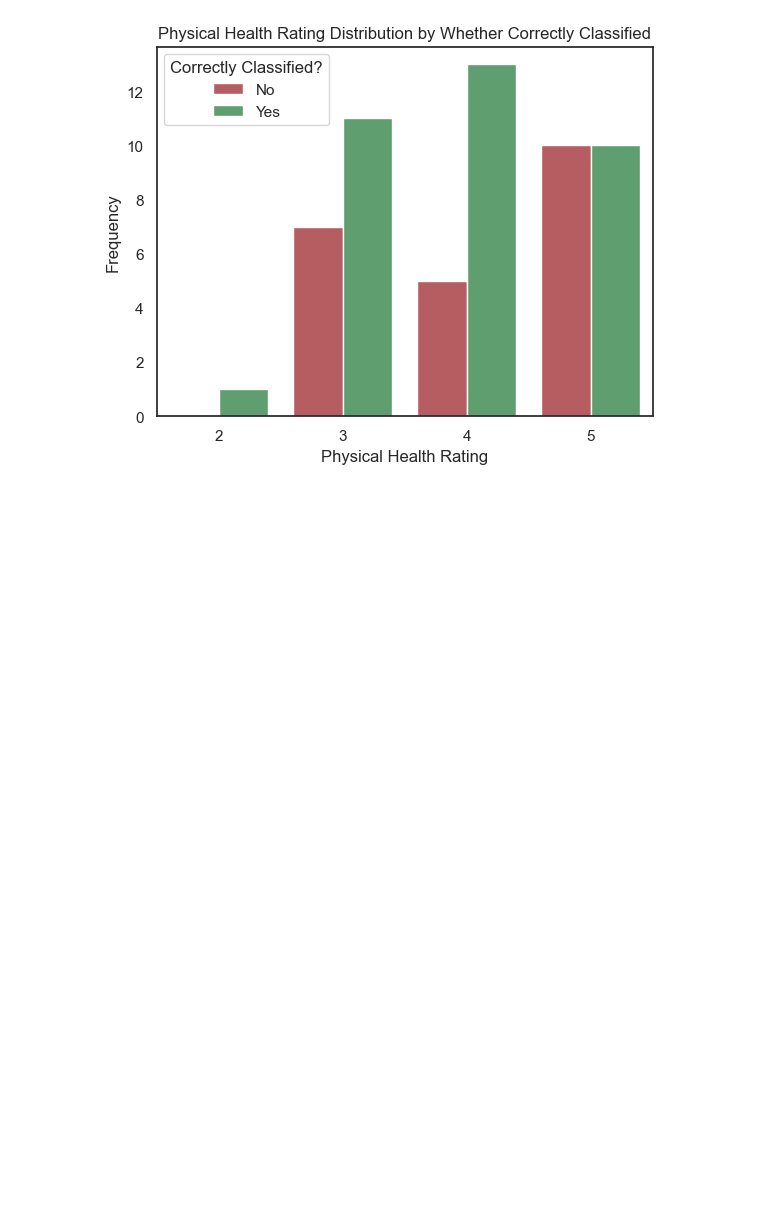
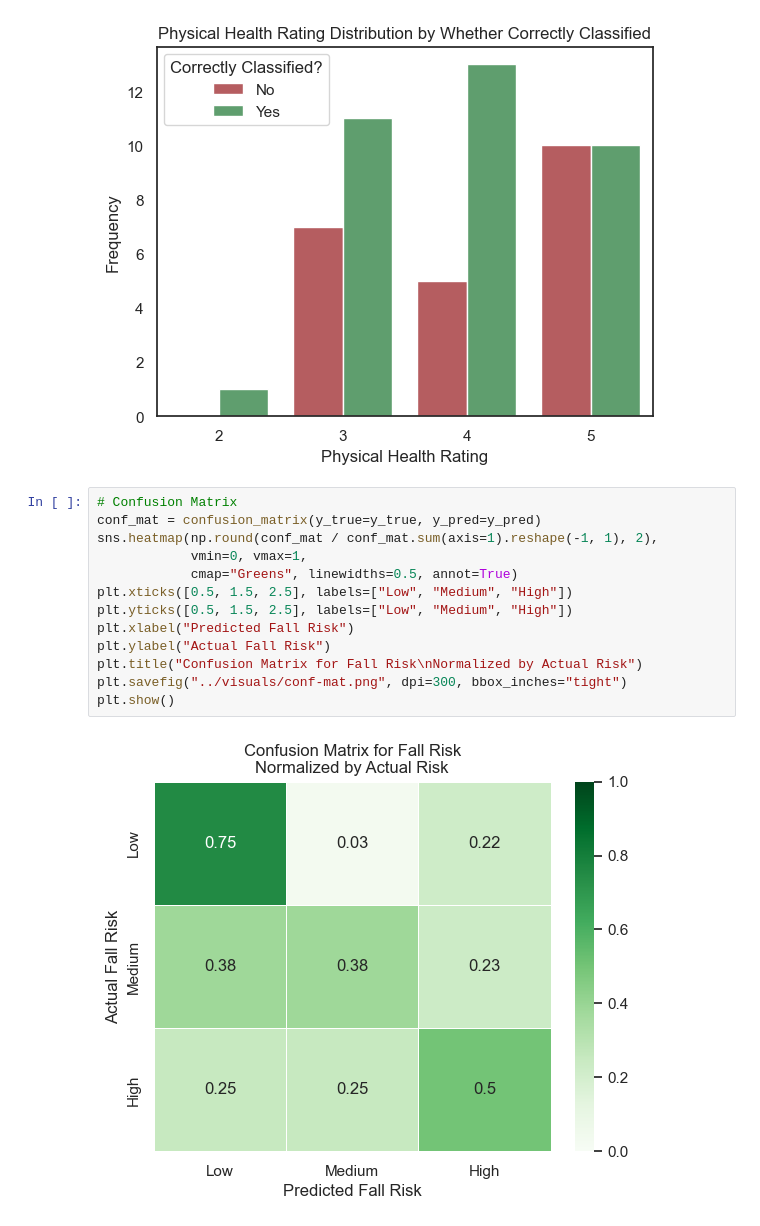
Before and after one commit to duncan-ross/cv-fall-risk-predictions, a Jupyter notebook: src/posthoc-analysis.ipynb, the cells around one changed output. Saved outputs shown, nothing was run; the diff lists cells and outputs as text; blank space fills up the shorter version.

```diff
--- a/src/posthoc-analysis.ipynb
+++ b/src/posthoc-analysis.ipynb
@@ -94,3 +115,18 @@ plt.savefig("../visuals/health-plot.png", dpi=300, bbox_inches="tight")
 plt.show()
 # %% [output]
 [figure]
+# %%
+# Confusion Matrix
+conf_mat = confusion_matrix(y_true=y_true, y_pred=y_pred)
+sns.heatmap(np.round(conf_mat / conf_mat.sum(axis=1).reshape(-1, 1), 2),
+            vmin=0, vmax=1,
+            cmap="Greens", linewidths=0.5, annot=True)
+plt.xticks([0.5, 1.5, 2.5], labels=["Low", "Medium", "High"])
+plt.yticks([0.5, 1.5, 2.5], labels=["Low", "Medium", "High"])
+plt.xlabel("Predicted Fall Risk")
+plt.ylabel("Actual Fall Risk")
+plt.title("Confusion Matrix for Fall Risk\nNormalized by Actual Risk")
+plt.savefig("../visuals/conf-mat.png", dpi=300, bbox_inches="tight")
+plt.show()
+# %% [output]
+[figure, added]
```
Also changed, not shown: parts of 4 cells of this notebook, 3 other files.
